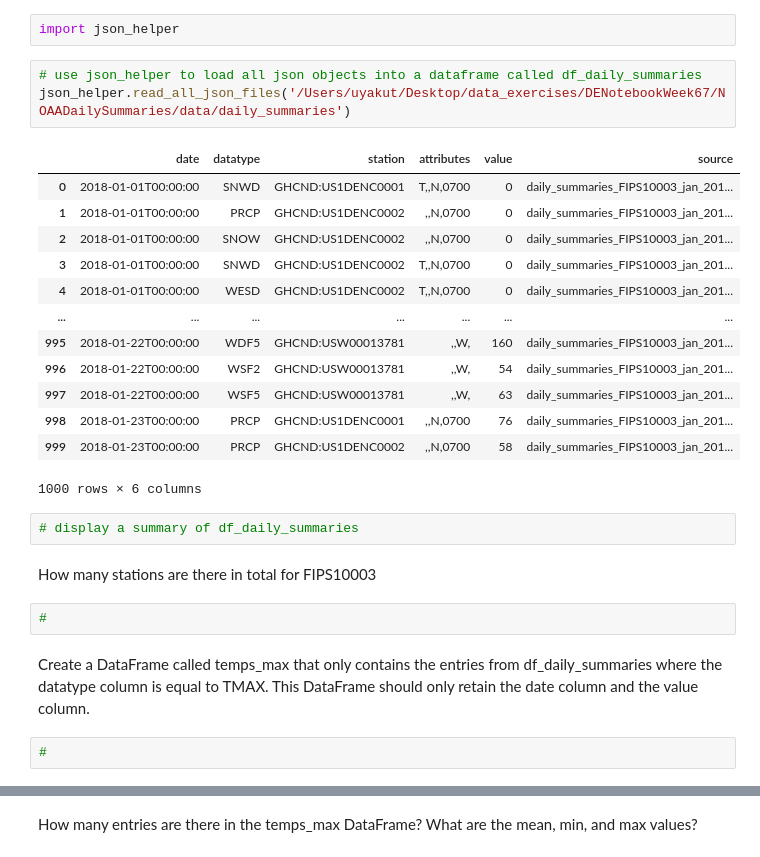
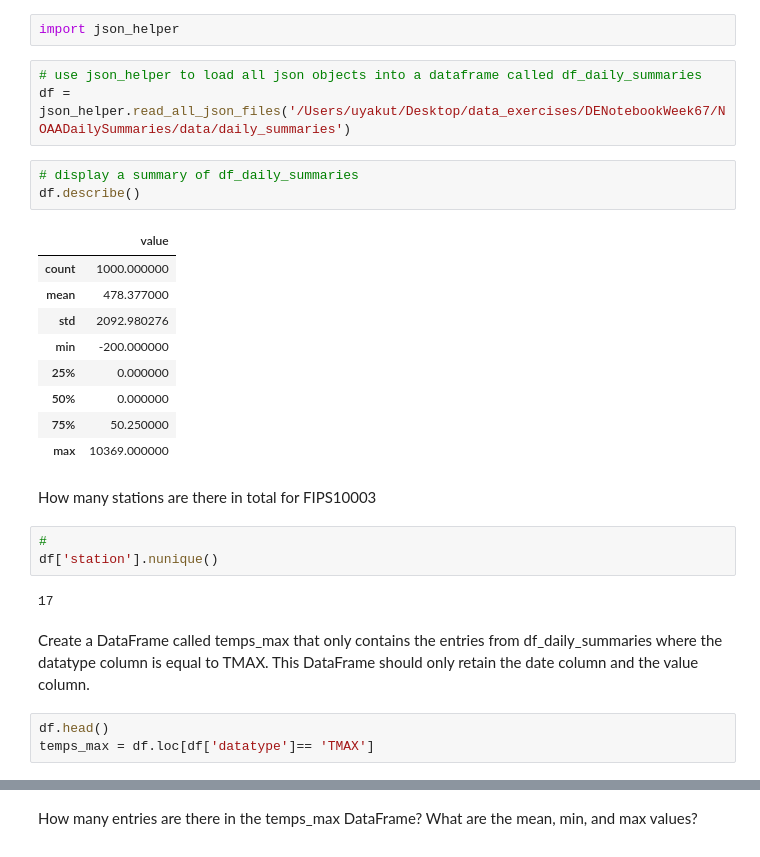
Before and after one commit to ulasyakut/DENotebookWeek67, a Jupyter notebook: NOAADailySummaries/loading_and_graphing_daily_summaries.ipynb, the cells around one changed output, grey strips where cells are left out. Saved outputs shown, nothing was run; the diff lists cells and outputs as text.

```diff
--- a/NOAADailySummaries/loading_and_graphing_daily_summaries.ipynb
+++ b/NOAADailySummaries/loading_and_graphing_daily_summaries.ipynb
@@ -2,30 +2,31 @@
 import json_helper
 # %%
 # use json_helper to load all json objects into a dataframe called df_daily_summaries
-json_helper.read_all_json_files('/Users/uyakut/Desktop/data_exercises/DENotebookWeek67/NOAADailySummaries/data/daily_summaries')
+df = json_helper.read_all_json_files('/Users/uyakut/Desktop/data_exercises/DENotebookWeek67/NOAADailySummaries/data/daily_summaries')
-# %% [output]
-|  | date | datatype | station | attributes | value | source |
-| 0 | 2018-01-01T00:00:00 | SNWD | GHCND:US1DENC0001 | T,,N,0700 | 0 | daily_summaries_FIPS10003_jan_201... |
-| 1 | 2018-01-01T00:00:00 | PRCP | GHCND:US1DENC0002 | ,,N,0700 | 0 | daily_summaries_FIPS10003_jan_201... |
-| 2 | 2018-01-01T00:00:00 | SNOW | GHCND:US1DENC0002 | ,,N,0700 | 0 | daily_summaries_FIPS10003_jan_201... |
-| 3 | 2018-01-01T00:00:00 | SNWD | GHCND:US1DENC0002 | T,,N,0700 | 0 | daily_summaries_FIPS10003_jan_201... |
-| 4 | 2018-01-01T00:00:00 | WESD | GHCND:US1DENC0002 | T,,N,0700 | 0 | daily_summaries_FIPS10003_jan_201... |
-| ... | ... | ... | ... | ... | ... | ... |
-| 995 | 2018-01-22T00:00:00 | WDF5 | GHCND:USW00013781 | ,,W, | 160 | daily_summaries_FIPS10003_jan_201... |
-| 996 | 2018-01-22T00:00:00 | WSF2 | GHCND:USW00013781 | ,,W, | 54 | daily_summaries_FIPS10003_jan_201... |
-| 997 | 2018-01-22T00:00:00 | WSF5 | GHCND:USW00013781 | ,,W, | 63 | daily_summaries_FIPS10003_jan_201... |
-| 998 | 2018-01-23T00:00:00 | PRCP | GHCND:US1DENC0001 | ,,N,0700 | 76 | daily_summaries_FIPS10003_jan_201... |
-| 999 | 2018-01-23T00:00:00 | PRCP | GHCND:US1DENC0002 | ,,N,0700 | 58 | daily_summaries_FIPS10003_jan_201... |
-1000 rows × 6 columns
 # %%
 # display a summary of df_daily_summaries
+df.describe()
+# %% [output]
+|  | value |
+| count | 1000.000000 |
+| mean | 478.377000 |
+| std | 2092.980276 |
+| min | -200.000000 |
+| 25% | 0.000000 |
+| 50% | 0.000000 |
+| 75% | 50.250000 |
+| max | 10369.000000 |
 # %% [markdown]
 How many stations are there in total for FIPS10003
-# %%
-#
+# %%
+#
+df['station'].nunique()
+# %% [output]
+17
 # %% [markdown]
 Create a DataFrame called temps_max that only contains the entries from df_daily_summaries where the datatype column is equal to TMAX. This DataFrame should only retain the date column and the value column.
-# %%
-#
+# %%
+df.head()
+temps_max = df.loc[df['datatype']== 'TMAX']
 # %%
 temps_max
```
Also changed, not shown: parts of 9 cells of this notebook.
